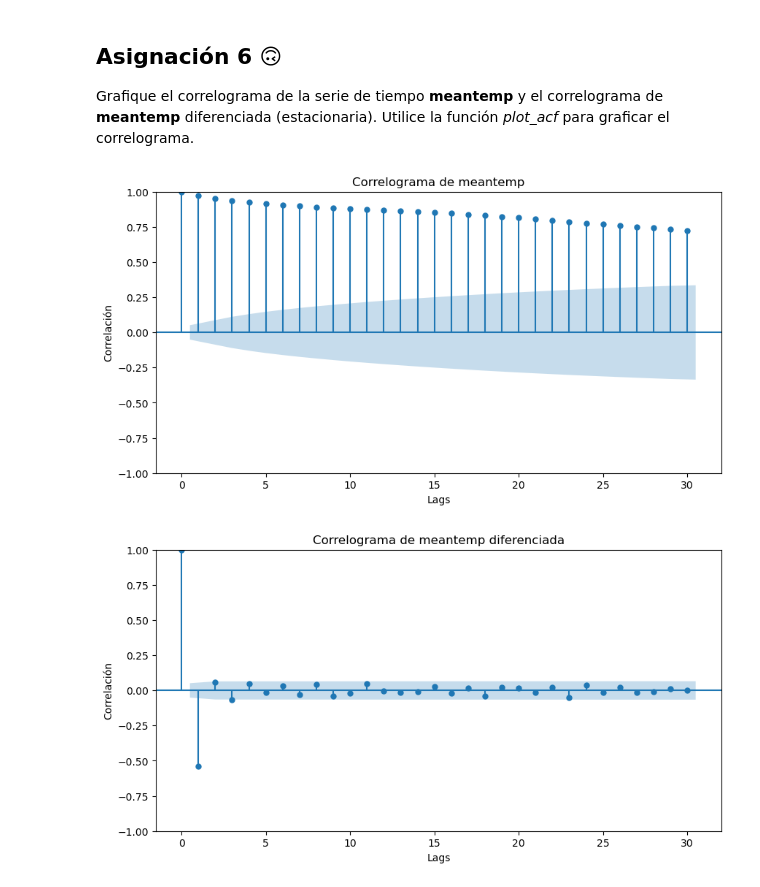
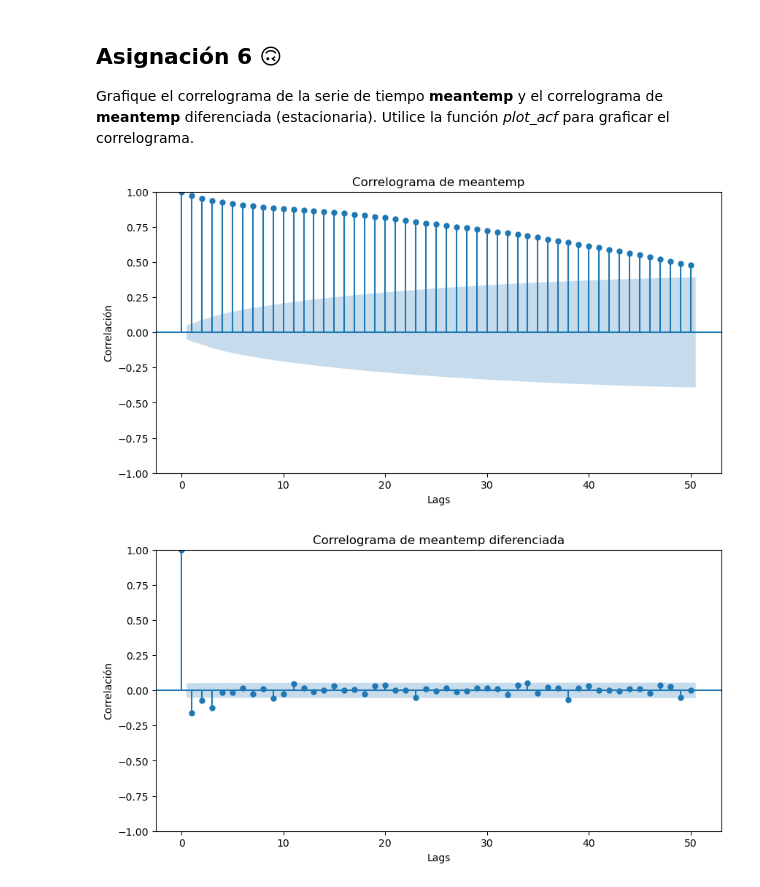
Before and after one commit to svroo/Time_series, a Jupyter notebook: Practica 3/3 - Preprocesamiento de Series de Tiempo.ipynb, the cells around one changed output. Drawn from its saved outputs; the diff is of its cells as text; code cells hidden in the pictures.

```diff
--- a/Practica 3/3 - Preprocesamiento de Series de Tiempo.ipynb
+++ b/Practica 3/3 - Preprocesamiento de Series de Tiempo.ipynb
@@ -144,5 +172,5 @@ Elimine las tendencias de la serie de tiempo __meantemp__ utilizando diferencias
 # %%
-def generate_diff(data):
+def generate_diff(data : pd.Series, ciclica : bool):
     """
     Funcion que genera una diferencia de primer grado.
 
@@ -154,13 +182,24 @@ def generate_diff(data):
     """
 
     aux = np.zeros(shape=np.shape(data)[0])
-    # print(np.shape(data.meantemp))
-    # for i in range(0, np.shape(data)[0] -1):
-    for i in range(1, np.shape(data)[0]):
-        aux[i-1] = data[i] - data[i - 1]
-        # aux[i] = data[i+1] - data[i]
 
-    return aux
+    # Comprobamos si queremos eliminar los ciclos
+    if not ciclica:
+        for i in range(1, np.shape(data)[0]):
+            aux[i-1] = data[i] - data[i - 1]
+
+        return aux
+    else:
+        # Copiamos los primeros 365 valores
+        print('quitamos la estacionaridad')
+        aux[:365] = data[:365]
+
+        for i in range(365, np.shape(data)[0]):
+            # Calculamos la diferencia
+            # print(data[i] - data[i-365])
+            aux[i] = data[i] - data[i - 365]
+
+        return data
 # %%
 fig, (ax, ax1, ax2) = plt.subplots(nrows= 3, layout="constrained")
 
@@ -169,12 +208,12 @@ ax.plot(data.meantemp)
 ax.set_title('Serie original')
 
 # Grafica de la serie de tiempo con la primera diferencia
-aux = generate_diff(data.meantemp)
+aux = generate_diff(data.meantemp, False)
 ax1.plot(aux)
 ax1.set_title('Serie de tiempo despues de la primera diferencia')
 
 # Grafica con la segunda diferencia
-temp = generate_diff(aux)
+temp = generate_diff(aux, True)
 ax2.plot(temp)
 ax2.set_title('Serie de tiempo despues de la segunda diferencia')
 
@@ -188,18 +228,18 @@ plt.show()
 Grafique el correlograma de la serie de tiempo __meantemp__ y el correlograma de __meantemp__ diferenciada (estacionaria). Utilice la función _plot_acf_ para graficar el correlograma.
 # %%
 fig, ax = plt.subplots(figsize=(10,5))
-plot_acf(data['meantemp'], lags=30, ax=ax)
+plot_acf(data['meantemp'], lags=50, ax=ax)
 plt.title('Correlograma de meantemp')
 plt.xlabel('Lags')
 plt.ylabel('Correlación')
 plt.show()
 
 fig, ax = plt.subplots(figsize=(10,5))
-plot_acf(temp, lags=30, ax=ax)
+plot_acf(temp, lags=50, ax=ax)
 plt.title('Correlograma de meantemp diferenciada')
 plt.xlabel('Lags')
 plt.ylabel('Correlación')
 plt.show()
 # %% [output]
-[figure, old version]
+[figure, new version]
-[figure, old version]
+[figure, new version]
```
Also changed, not shown: parts of 6 cells of this notebook, 5 other files.
